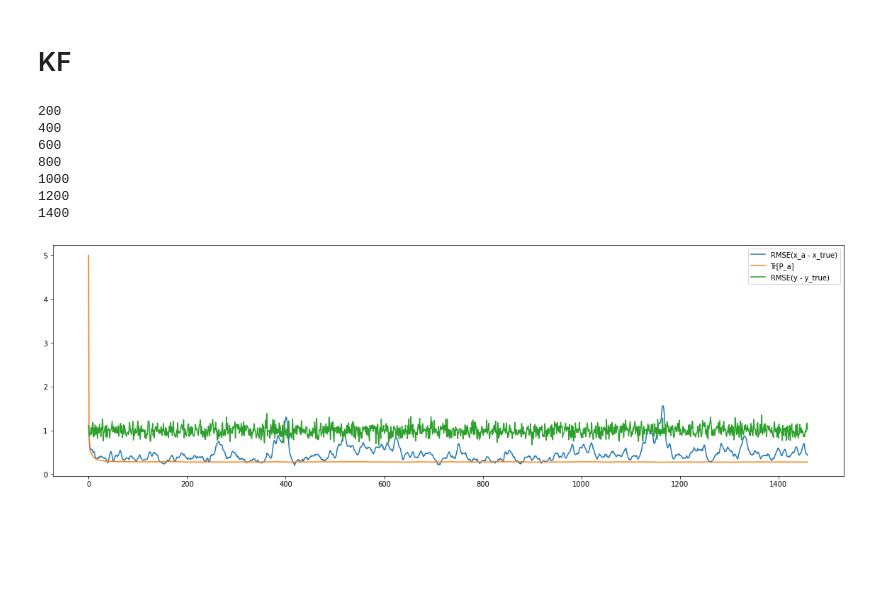
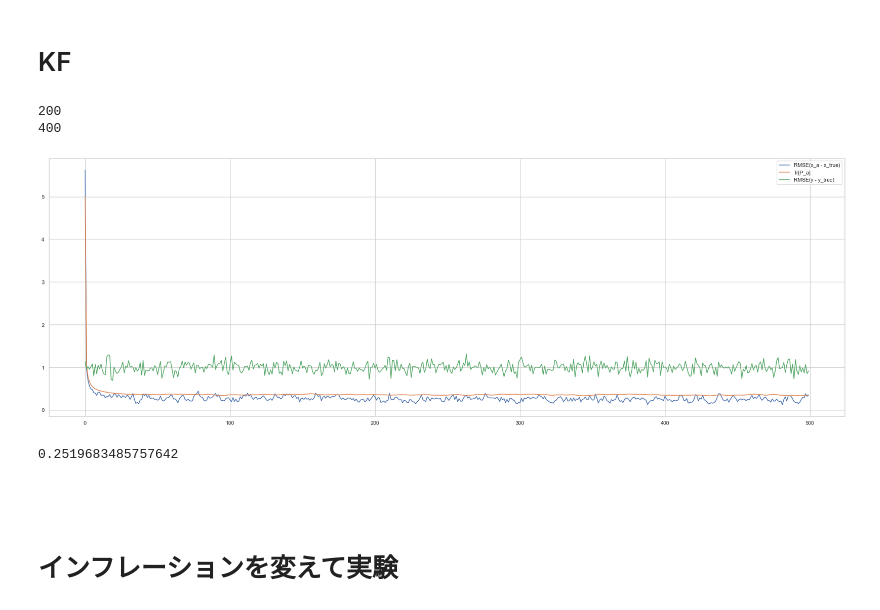
Before and after one commit to tychy/ASSIM, a Jupyter notebook: main.ipynb, the cells around one changed output. Saved outputs shown, nothing was run; the diff lists cells and outputs as text; code cells hidden in the pictures; blank space fills up the shorter version.

```diff
--- a/main.ipynb
+++ b/main.ipynb
@@ -51,3 +55,8 @@ def l96_synoptic(x0):
+# %%
+def random_xa(x):
+    randt = 10.0
+    noise = random.random()
+    return l96_jump(x+noise, randt)
 # %%
 x_ls = l96_loop(x0, 10.0)
 # %%
@@ -158,9 +167,9 @@ np.savetxt("data_noise.txt", data_noise)
 # %%
 # if data exists
-data_noise = np.loadtxt("data_noise.txt")
-data = np.loadtxt("data.txt")
+data_noise = np.loadtxt("data/data_noise.txt")
+data = np.loadtxt("data/data.txt")
 # %% [markdown]
 # KF
 # %%
 a = 25
-delta = 0.001
+delta = 0.0001
@@ -170,54 +176,55 @@ p_s = a * np.eye(N)
 # %%
-x_a = x_s
-p_a = p_s
+x_s = data_noise[0]
+p_s = a * np.eye(N)
+x_a = random_xa(x_s)
+p_a = a * np.eye(N)
 H = np.eye(N)
 R = np.eye(N)
 error_x_ls = []
 p_ls = []
 noise_ls = []
-error_x_ls.append(np.sqrt(MSE(x_a, data[0])))
+error_x_ls.append(RMSE(x_a, data[0]))
 p_ls.append(np.trace(p_a))
-noise_ls.append(np.sqrt(MSE(data_noise[0], data[0])))
-for i in range(1, data_noise.shape[0]):
+noise_ls.append(RMSE(data_noise[0], data[0]))
+
+for i in range(1,500):#data_noise.shape[0]
     if i % 200 == 0:
         print(i)
     m = np.zeros((N, N))
     for j in range(0, N):
         e_j = np.zeros((N))
         e_j[j] = delta
-        m[:, j] = (l96_one(x_a + e_j) - l96_one(x_a)) / delta
-    #m = m.T
-    #print(m)
+        m[:, j] = (l96_synoptic(x_a + e_j) - l96_synoptic(x_a)) / delta
     x_f = l96_synoptic(x_a)
     p_f = m @ p_a @ m.T
-    #print(x_f)
-    #print(p_f)
     K = p_f @ H.T @ np.linalg.inv(H @ p_f @ H.T + R)
     x_a = x_f + K @ (data_noise[i] - H @ x_f)
     p_a = (np.eye(N) - K @ H) @ p_f
-    p_a = p_a * 1.1
-    error_x_ls.append(np.sqrt(MSE(x_a, data[i])))
+    p_a = p_a * 1.2
+    error_x_ls.append(RMSE(x_a, data[i]))
     p_ls.append(np.trace(p_a))
-    noise_ls.append(np.sqrt(MSE(data_noise[i], data[i])))
+    noise_ls.append(RMSE(data_noise[i], data[i]))
 # %% [output]
 200
 400
-600
-800
-1000
-1200
-1400
 # %%
 error_x_np = np.array(error_x_ls)
 p_np = np.sqrt(np.array(p_ls) / N)
 noise_np = np.array(noise_ls)
+plt.figure(figsize=(30, 10))
 plt.plot(error_x_np, label="RMSE(x_a - x_true)")
 plt.plot(p_np, label="Tr[P_a]")
 plt.plot(noise_np, label="RMSE(y - y_true)")
 plt.legend()
 plt.savefig("kf_param.png")
 plt.show()
 # %% [output]
-[figure, old version]
+[figure, new version]
+# %%
+error_x_np[400:].mean()
+# %% [output]
+0.2519683485757642
 # %% [markdown]
 ###
+# %% [markdown]
+# インフレーションを変えて実験
```
Also changed, not shown: parts of 29 cells of this notebook, 9 other files.
